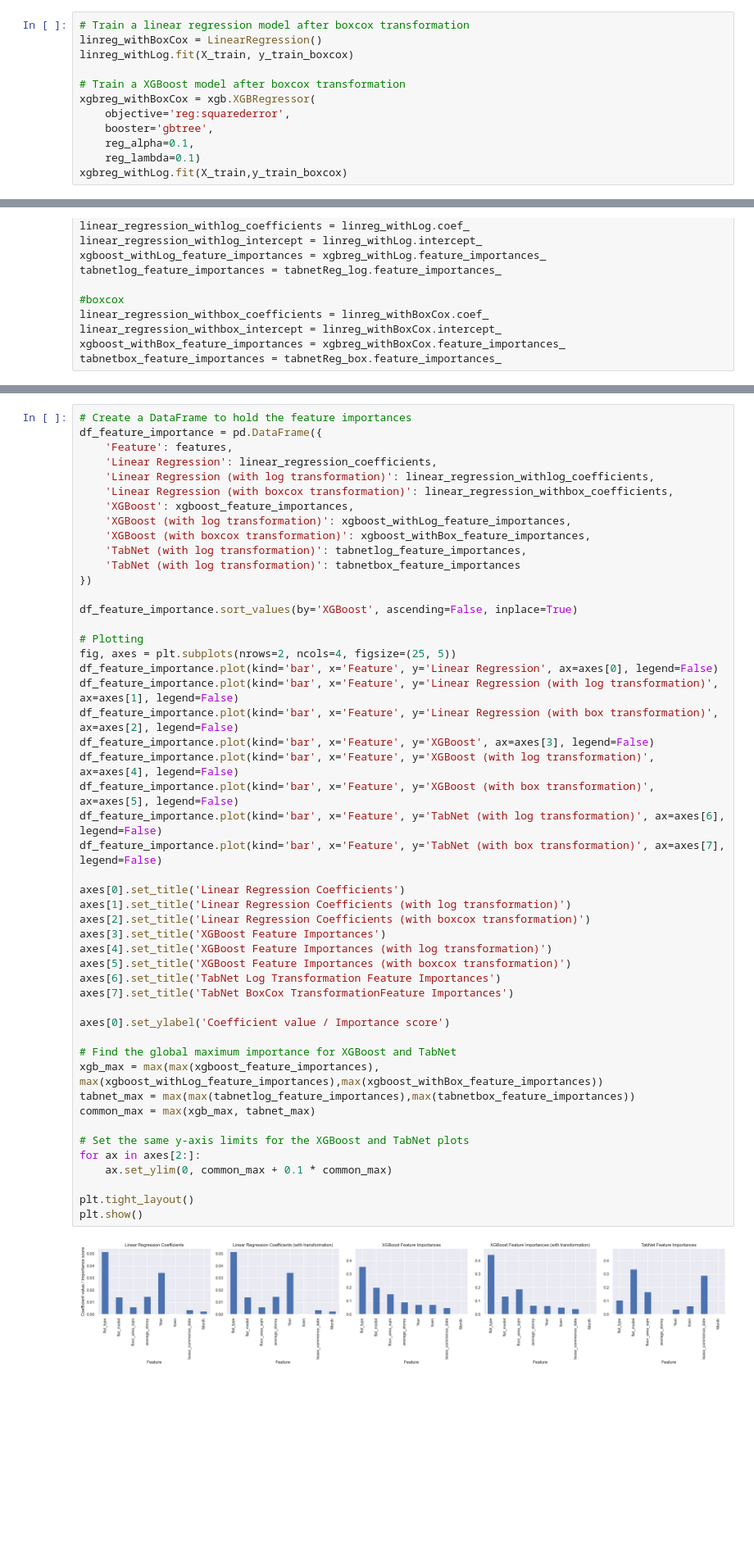
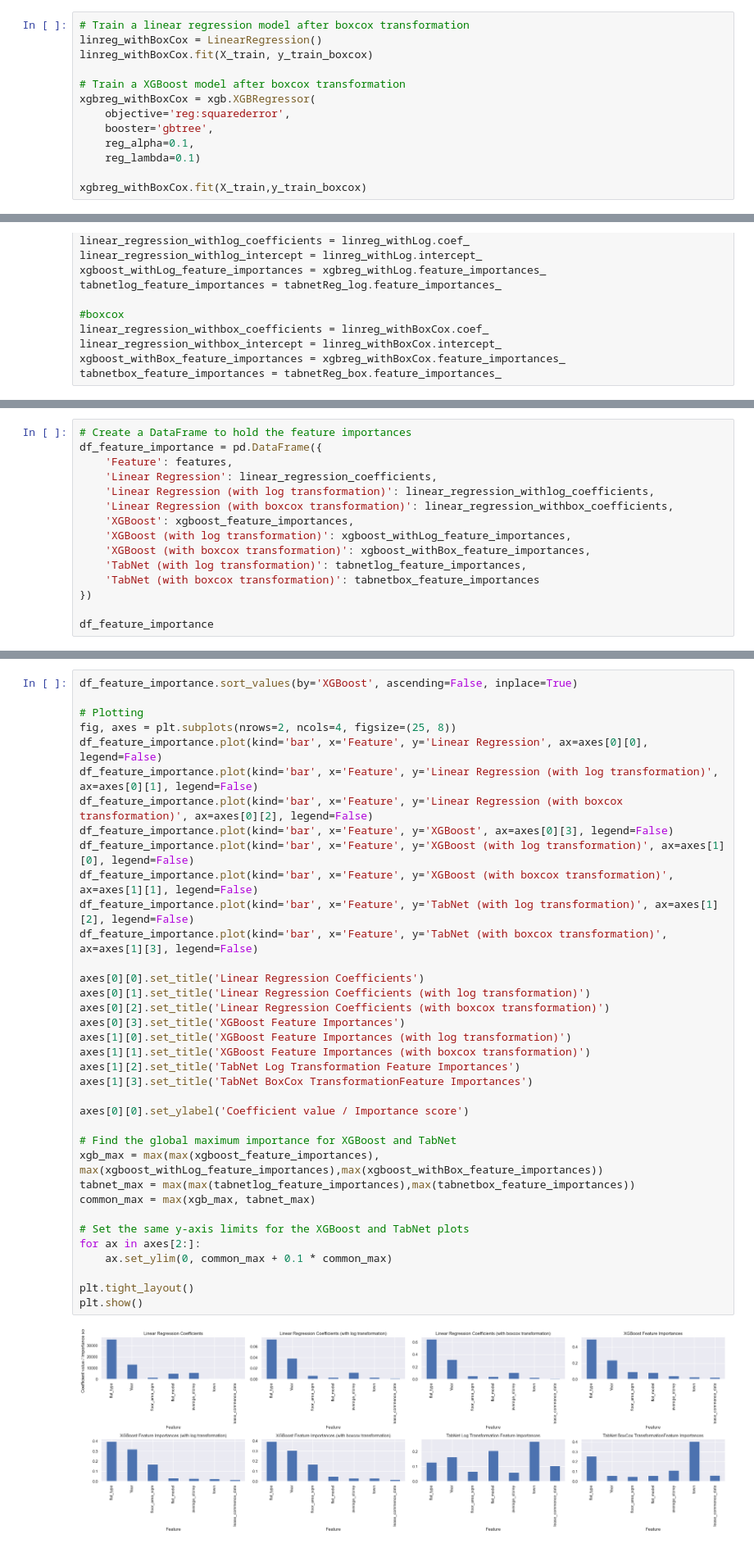
Before and after one commit to KuroInit/HDB-Resale-Price-Predict, a Jupyter notebook: Model_training.ipynb, the cells around one changed output, grey strips where cells are left out. Shown: that part at 82% size. Cells and saved outputs as stored; diff of their text form; blank space fills up the shorter version.

```diff
--- a/Model_training.ipynb
+++ b/Model_training.ipynb
@@ -140,7 +140,7 @@ XGBRegressor(base_score=None, booster='gbtree', callbacks=None,
 # %%
 # Train a linear regression model after boxcox transformation
 linreg_withBoxCox = LinearRegression()
-linreg_withLog.fit(X_train, y_train_boxcox)
+linreg_withBoxCox.fit(X_train, y_train_boxcox)
 
 # Train a XGBoost model after boxcox transformation
 xgbreg_withBoxCox = xgb.XGBRegressor(
@@ -148,7 +148,8 @@ xgbreg_withBoxCox = xgb.XGBRegressor(
     booster='gbtree',
     reg_alpha=0.1,
     reg_lambda=0.1)
-xgbreg_withLog.fit(X_train,y_train_boxcox)
+
+xgbreg_withBoxCox.fit(X_train,y_train_boxcox)
 # %% [output]
 XGBRegressor(base_score=None, booster='gbtree', callbacks=None,
              colsample_bylevel=None, colsample_bynode=None,
@@ -283,0 +294,15 @@ tabnetbox_feature_importances = tabnetReg_box.feature_importances_
+# %%
+# Create a DataFrame to hold the feature importances
+df_feature_importance = pd.DataFrame({
+    'Feature': features,
+    'Linear Regression': linear_regression_coefficients,
+    'Linear Regression (with log transformation)': linear_regression_withlog_coefficients,
+    'Linear Regression (with boxcox transformation)': linear_regression_withbox_coefficients,
+    'XGBoost': xgboost_feature_importances,
+    'XGBoost (with log transformation)': xgboost_withLog_feature_importances,
+    'XGBoost (with boxcox transformation)': xgboost_withBox_feature_importances,
+    'TabNet (with log transformation)': tabnetlog_feature_importances,
+    'TabNet (with boxcox transformation)': tabnetbox_feature_importances
+})
+
+df_feature_importance
@@ -284,51 +318,38 @@ tabnetbox_feature_importances = tabnetReg_box.feature_importances_
 # %%
-# Create a DataFrame to hold the feature importances
-df_feature_importance = pd.DataFrame({
-    'Feature': features,
-    'Linear Regression': linear_regression_coefficients,
-    'Linear Regression (with log transformation)': linear_regression_withlog_coefficients,
-    'Linear Regression (with boxcox transformation)': linear_regression_withbox_coefficients,
-    'XGBoost': xgboost_feature_importances,
-    'XGBoost (with log transformation)': xgboost_withLog_feature_importances,
-    'XGBoost (with boxcox transformation)': xgboost_withBox_feature_importances,
-    'TabNet (with log transformation)': tabnetlog_feature_importances,
-    'TabNet (with log transformation)': tabnetbox_feature_importances
-})
-
 df_feature_importance.sort_values(by='XGBoost', ascending=False, inplace=True)
 
 # Plotting
-fig, axes = plt.subplots(nrows=2, ncols=4, figsize=(25, 5))
-df_feature_importance.plot(kind='bar', x='Feature', y='Linear Regression', ax=axes[0], legend=False)
-df_feature_importance.plot(kind='bar', x='Feature', y='Linear Regression (with log transformation)', ax=axes[1], legend=False)
-df_feature_importance.plot(kind='bar', x='Feature', y='Linear Regression (with box transformation)', ax=axes[2], legend=False)
-df_feature_importance.plot(kind='bar', x='Feature', y='XGBoost', ax=axes[3], legend=False)
-df_feature_importance.plot(kind='bar', x='Feature', y='XGBoost (with log transformation)', ax=axes[4], legend=False)
-df_feature_importance.plot(kind='bar', x='Feature', y='XGBoost (with box transformation)', ax=axes[5], legend=False)
-df_feature_importance.plot(kind='bar', x='Feature', y='TabNet (with log transformation)', ax=axes[6], legend=False)
-df_feature_importance.plot(kind='bar', x='Feature', y='TabNet (with box transformation)', ax=axes[7], legend=False)
+fig, axes = plt.subplots(nrows=2, ncols=4, figsize=(25, 8))
+df_feature_importance.plot(kind='bar', x='Feature', y='Linear Regression', ax=axes[0][0], legend=False)
+df_feature_importance.plot(kind='bar', x='Feature', y='Linear Regression (with log transformation)', ax=axes[0][1], legend=False)
+df_feature_importance.plot(kind='bar', x='Feature', y='Linear Regression (with boxcox transformation)', ax=axes[0][2], legend=False)
+df_feature_importance.plot(kind='bar', x='Feature', y='XGBoost', ax=axes[0][3], legend=False)
+df_feature_importance.plot(kind='bar', x='Feature', y='XGBoost (with log transformation)', ax=axes[1][0], legend=False)
+df_feature_importance.plot(kind='bar', x='Feature', y='XGBoost (with boxcox transformation)', ax=axes[1][1], legend=False)
+df_feature_importance.plot(kind='bar', x='Feature', y='TabNet (with log transformation)', ax=axes[1][2], legend=False)
+df_feature_importance.plot(kind='bar', x='Feature', y='TabNet (with boxcox transformation)', ax=axes[1][3], legend=False)
 
-axes[0].set_title('Linear Regression Coefficients')
-axes[1].set_title('Linear Regression Coefficients (with log transformation)')
-axes[2].set_title('Linear Regression Coefficients (with boxcox transformation)')
-axes[3].set_title('XGBoost Feature Importances')
-axes[4].set_title('XGBoost Feature Importances (with log transformation)')
-axes[5].set_title('XGBoost Feature Importances (with boxcox transformation)')
-axes[6].set_title('TabNet Log Transformation Feature Importances')
-axes[7].set_title('TabNet BoxCox TransformationFeature Importances')
+axes[0][0].set_title('Linear Regression Coefficients')
+axes[0][1].set_title('Linear Regression Coefficients (with log transformation)')
+axes[0][2].set_title('Linear Regression Coefficients (with boxcox transformation)')
+axes[0][3].set_title('XGBoost Feature Importances')
+axes[1][0].set_title('XGBoost Feature Importances (with log transformation)')
+axes[1][1].set_title('XGBoost Feature Importances (with boxcox transformation)')
+axes[1][2].set_title('TabNet Log Transformation Feature Importances')
+axes[1][3].set_title('TabNet BoxCox TransformationFeature Importances')
 
-axes[0].set_ylabel('Coefficient value / Importance score')
+axes[0][0].set_ylabel('Coefficient value / Importance score')
 
 # Find the global maximum importance for XGBoost and TabNet
 xgb_max = max(max(xgboost_feature_importances), max(xgboost_withLog_feature_importances),max(xgboost_withBox_feature_importances))
 tabnet_max = max(max(tabnetlog_feature_importances),max(tabnetbox_feature_importances))
 common_max = max(xgb_max, tabnet_max)
 
 # Set the same y-axis limits for the XGBoost and TabNet plots
 for ax in axes[2:]:
     ax.set_ylim(0, common_max + 0.1 * common_max)
 
 plt.tight_layout()
 plt.show()
 # %% [output]
-[figure, old version]
+[figure, new version]
```
Also changed, not shown: parts of 7 cells of this notebook, 21 other files.
